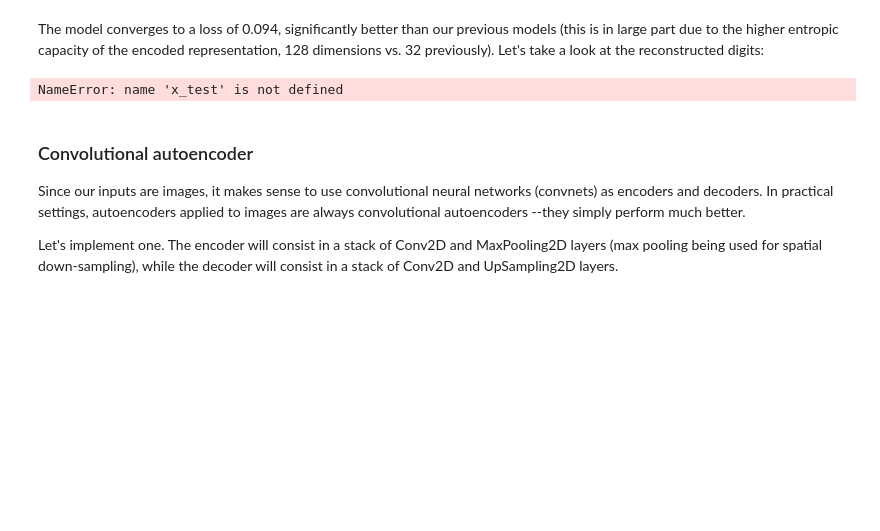
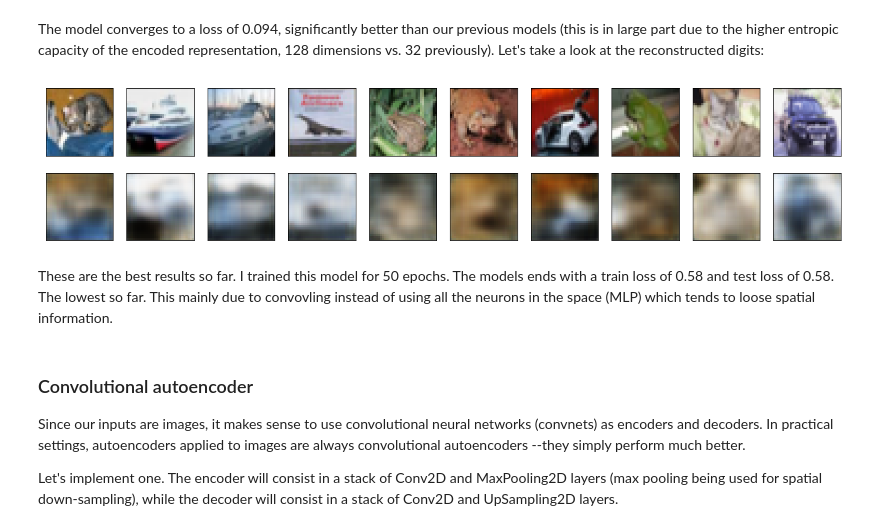
Before and after one commit to tejasbawaskar/Deep_learning_tuts, a Jupyter notebook: Autoencoders.ipynb, the cells around one changed output. Drawn from its saved outputs; the diff is of its cells as text; code cells hidden in the pictures; blank space fills up the shorter version.

```diff
--- a/Autoencoders.ipynb
+++ b/Autoencoders.ipynb
@@ -415,25 +436,25 @@ from keras import backend as K
 
 input_img = Input(shape=(32, 32, 3))  # adapt this if using `channels_first` image data format
 
-x = Conv2D(16, (3, 3), activation='relu', padding='same')(input_img)
-x = MaxPooling2D((2, 2), padding='same')(x)
-x = Conv2D(8, (3, 3), activation='relu', padding='same')(x)
-x = MaxPooling2D((2, 2), padding='same')(x)
-x = Conv2D(8, (3, 3), activation='relu', padding='same')(x)
-encoded = MaxPooling2D((2, 2), padding='same')(x)
+x1 = Conv2D(16, (3, 3), activation='relu', padding='same')(input_img)
+x2 = MaxPooling2D((2, 2), padding='same')(x1)
+x3 = Conv2D(8, (3, 3), activation='relu', padding='same')(x2)
+x4 = MaxPooling2D((2, 2), padding='same')(x3)
+x5 = Conv2D(8, (3, 3), activation='relu', padding='same')(x4)
+encoded = MaxPooling2D((2, 2), padding='same')(x5)
 
 # at this point the representation is (4, 4, 8) i.e. 128-dimensional
 
-x = Conv2D(8, (3, 3), activation='relu', padding='same')(encoded)
-x = UpSampling2D((2, 2))(x)
-x = Conv2D(8, (3, 3), activation='relu', padding='same')(x)
-x = UpSampling2D((2, 2))(x)
-x = Conv2D(16, (3, 3), activation='relu')(x)
-x = UpSampling2D((2, 2))(x)
-decoded = Conv2D(1, (3, 3), activation='sigmoid', padding='same')(x)
+x6 = Conv2D(8, (3, 3), activation='relu', padding='same')(encoded)
+x7 = UpSampling2D((2, 2))(x6)
+x8 = Conv2D(8, (3, 3), activation='relu', padding='same')(x7)
+x9 = UpSampling2D((2, 2))(x8)
+x10 = Conv2D(16, (3, 3), activation='relu', padding='same')(x9)
+x11 = UpSampling2D((2, 2))(x10)
+decoded = Conv2D(3, (3, 3), activation='sigmoid', padding='same')(x11)
 
 autoencoder = Model(input_img, decoded)
-autoencoder.compile(optimizer='adadelta', loss='binary_crossentropy')
+autoencoder.compile(optimizer='adagrad', loss='binary_crossentropy')
 # %%
 from keras.datasets import cifar10
 import numpy as np
@@ -457,25 +495,27 @@ The model converges to a loss of 0.094, significantly better than our previous m
 # %%
 decoded_imgs = autoencoder.predict(x_test)
 
 n = 10
 plt.figure(figsize=(20, 4))
 for i in range(n):
     # display original
-    ax = plt.subplot(2, n, i)
-    plt.imshow(x_test[i].reshape(28, 28))
+    ax = plt.subplot(2, n, i + 1)
+    plt.imshow(x_test[i].reshape(32, 32, 3))
     plt.gray()
     ax.get_xaxis().set_visible(False)
     ax.get_yaxis().set_visible(False)
 
     # display reconstruction
-    ax = plt.subplot(2, n, i + n)
-    plt.imshow(decoded_imgs[i].reshape(28, 28))
+    ax = plt.subplot(2, n, i + n + 1)
+    plt.imshow(decoded_imgs[i].reshape(32, 32, 3))
     plt.gray()
     ax.get_xaxis().set_visible(False)
     ax.get_yaxis().set_visible(False)
 plt.show()
 # %% [output]
-NameError: name 'x_test' is not defined
+[figure, added]
+# %% [markdown]
+These are the best results so far. I trained this model for 50 epochs. The models ends with a train loss of 0.58 and test loss of 0.58. The lowest so far. This mainly due to convovling instead of using all the neurons in the space (MLP) which tends to loose spatial information.
 # %% [markdown]
 ### Convolutional autoencoder
 
```
Also changed, not shown: parts of 31 cells of this notebook.
